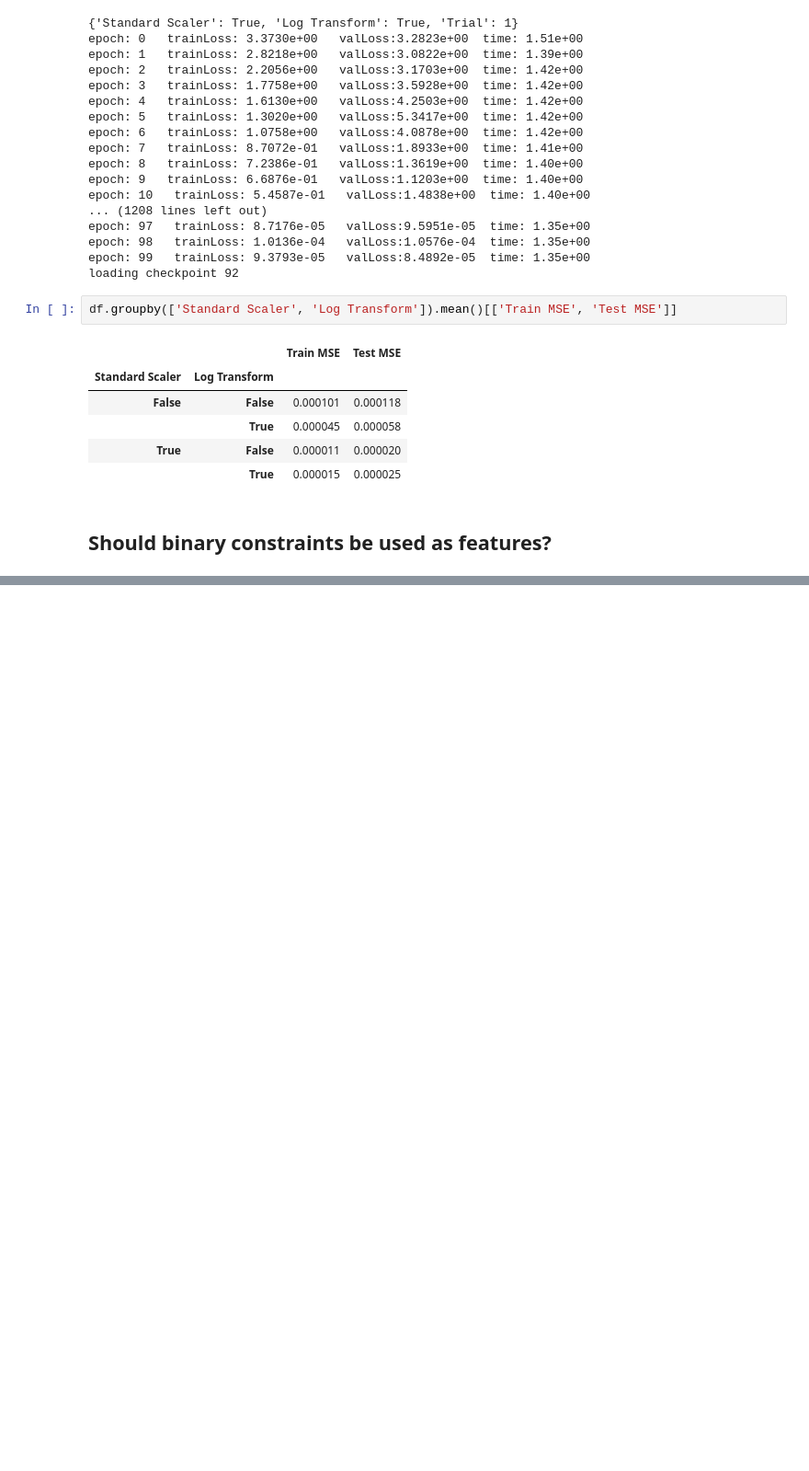
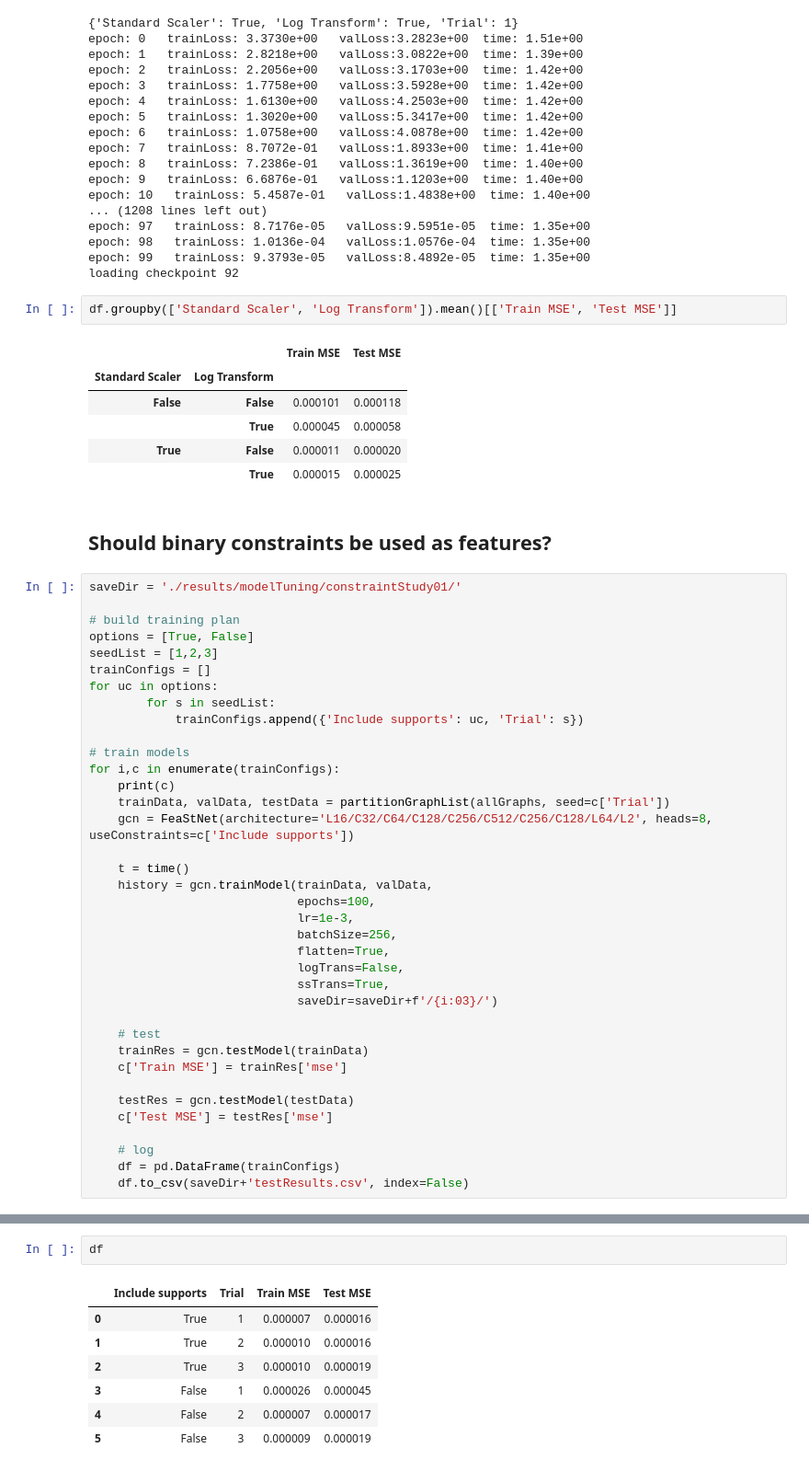
Before and after one commit to ewhalen12/gcnSurrogate, a Jupyter notebook: modelTuning.ipynb, the cells around one changed output, grey strips where cells are left out. Shown at 92% size. Cells and saved outputs as stored; diff of their text form; blank space fills up the shorter version.

Commit message:
finished support study

```diff
--- a/modelTuning.ipynb
+++ b/modelTuning.ipynb
@@ -254,3 +254,40 @@ df.groupby(['Standard Scaler', 'Log Transform']).mean()[['Train MSE', 'Test MSE'
 |  | True | 0.000015 | 0.000025 |
 # %% [markdown]
 ## Should binary constraints be used as features?
+# %%
+saveDir = './results/modelTuning/constraintStudy01/'
+
+# build training plan
+options = [True, False]
+seedList = [1,2,3]
+trainConfigs = []
+for uc in options:
+        for s in seedList:
+            trainConfigs.append({'Include supports': uc, 'Trial': s})
+
+# train models
+for i,c in enumerate(trainConfigs):
+    print(c)
+    trainData, valData, testData = partitionGraphList(allGraphs, seed=c['Trial'])
+    gcn = FeaStNet(architecture='L16/C32/C64/C128/C256/C512/C256/C128/L64/L2', heads=8, useConstraints=c['Include supports'])
+
+    t = time()
+    history = gcn.trainModel(trainData, valData,
+                             epochs=100,
+                             lr=1e-3,
+                             batchSize=256,
+                             flatten=True,
+                             logTrans=False,
+                             ssTrans=True,
+                             saveDir=saveDir+f'/{i:03}/')
+
+    # test
+    trainRes = gcn.testModel(trainData)
+    c['Train MSE'] = trainRes['mse']
+
+    testRes = gcn.testModel(testData)
+    c['Test MSE'] = testRes['mse']
+
+    # log
+    df = pd.DataFrame(trainConfigs)
+    df.to_csv(saveDir+'testResults.csv', index=False)
@@ -256,0 +319,10 @@ df.groupby(['Standard Scaler', 'Log Transform']).mean()[['Train MSE', 'Test MSE'
+# %%
+df
+# %% [output]
+|  | Include supports | Trial | Train MSE | Test MSE |
+| 0 | True | 1 | 0.000007 | 0.000016 |
+| 1 | True | 2 | 0.000010 | 0.000016 |
+| 2 | True | 3 | 0.000010 | 0.000019 |
+| 3 | False | 1 | 0.000026 | 0.000045 |
+| 4 | False | 2 | 0.000007 | 0.000017 |
+| 5 | False | 3 | 0.000009 | 0.000019 |
```
Also changed, not shown: parts of 2 cells of this notebook.
